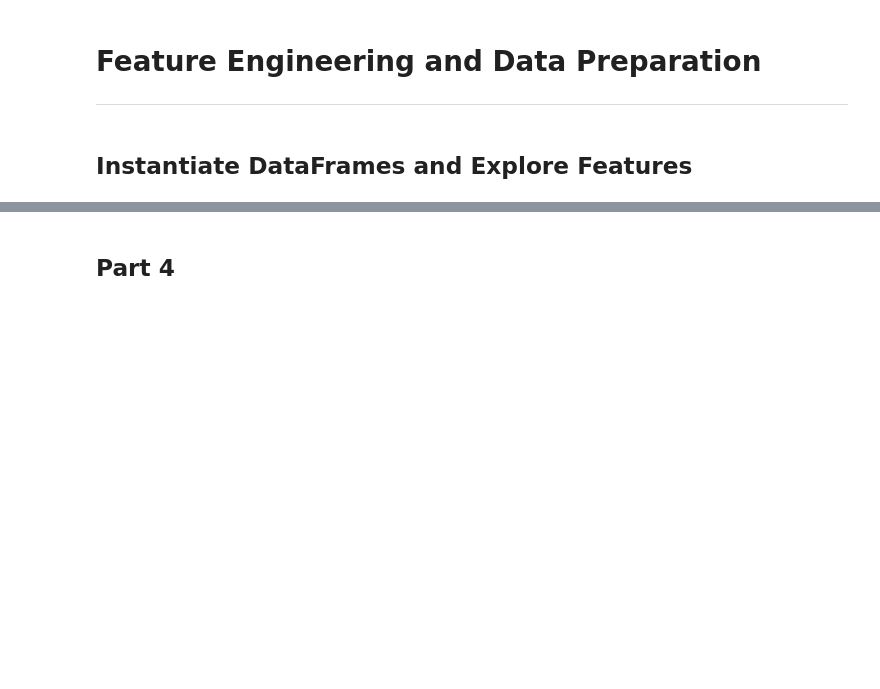
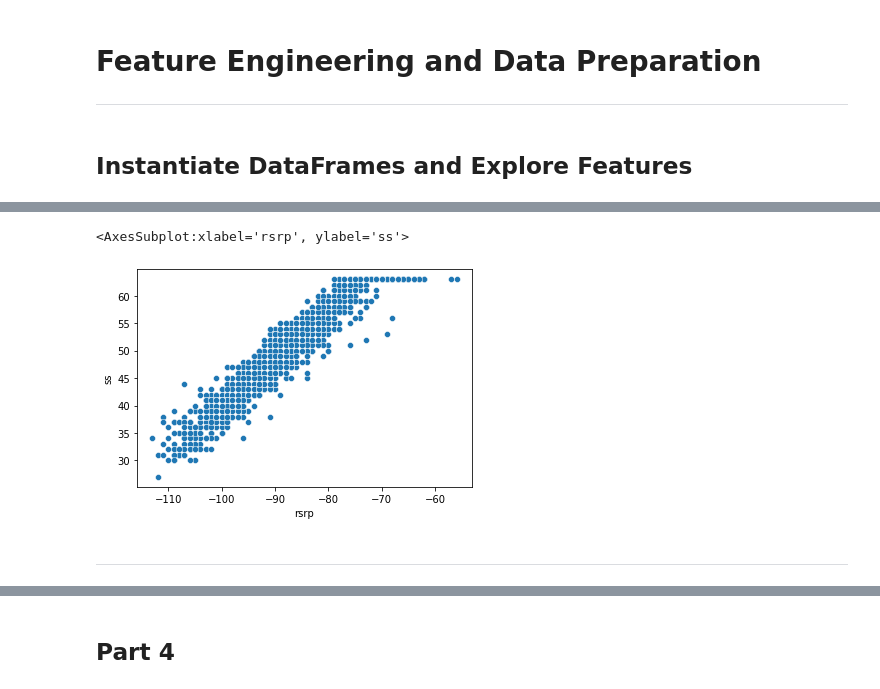
Before and after one commit to luiul/statistics-meets-logistics, a Jupyter notebook: project-w-data/project.ipynb, the cells around one changed output, grey strips where cells are left out. Saved outputs shown, nothing was run; the diff lists cells and outputs as text; code cells hidden in the pictures; blank space fills up the shorter version.

```diff
--- a/project-w-data/project.ipynb
+++ b/project-w-data/project.ipynb
@@ -108,0 +112,2 @@ pd.set_option('display.max_columns',None)
+# %%
+d_df = pd.read_csv('raw_data_dl.csv', delim_whitespace=True)
@@ -108,0 +181,9 @@ pd.set_option('display.max_columns',None)
+# %%
+label = 'throughput'
+
+d_cols = list(d_df.columns)
+d_cols.pop(d_cols.index(label))
+
+d_df = d_df[d_cols+[label]]
+
+d_df = d_df.drop('connected',axis=1)
@@ -108,0 +212,7 @@ pd.set_option('display.max_columns',None)
+# %%
+sns.scatterplot(data=d_df, x='rsrp', y='ss')
+# %% [output]
+<AxesSubplot:xlabel='rsrp', ylabel='ss'>
+[figure, added]
+# %% [markdown]
+---
```
Also changed, not shown: parts of 101 cells of this notebook, 41 other files.
